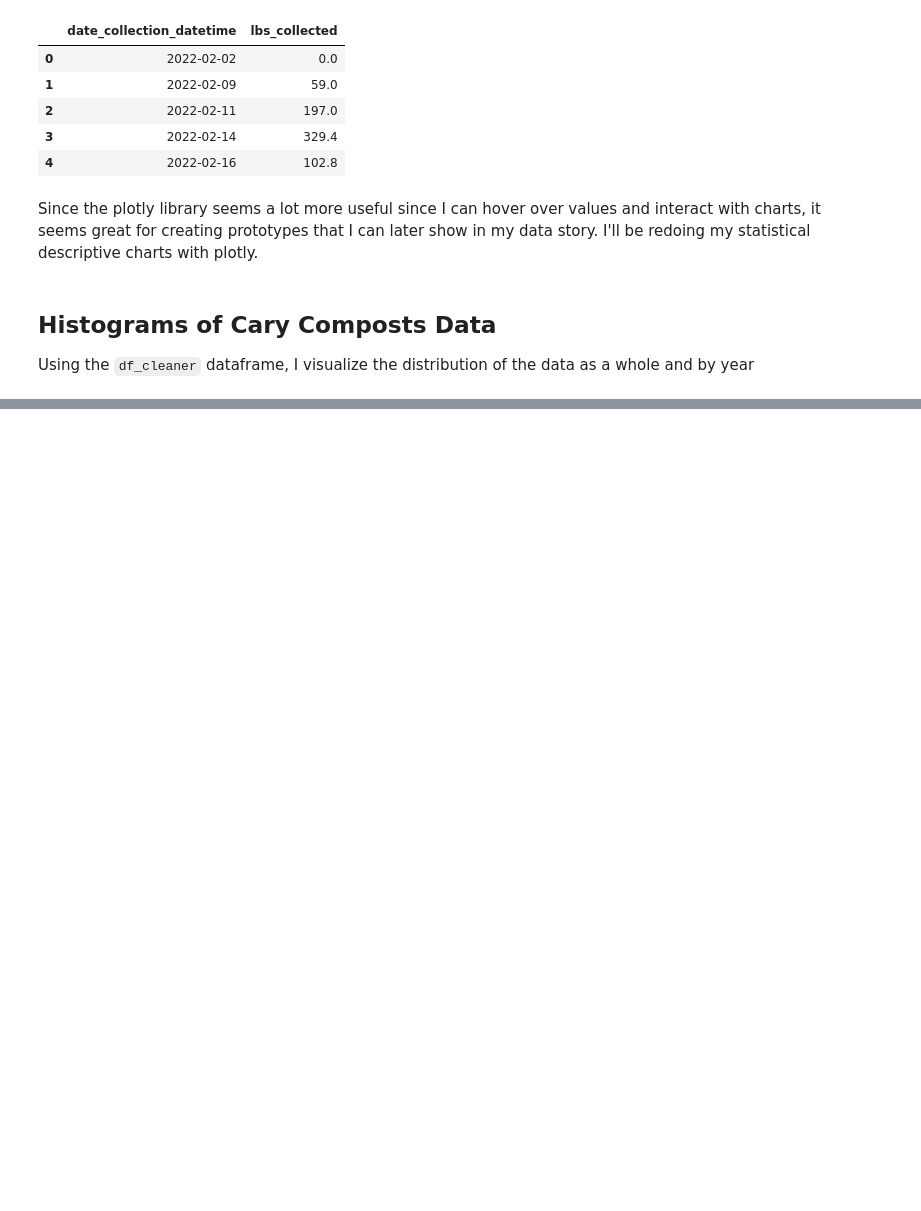
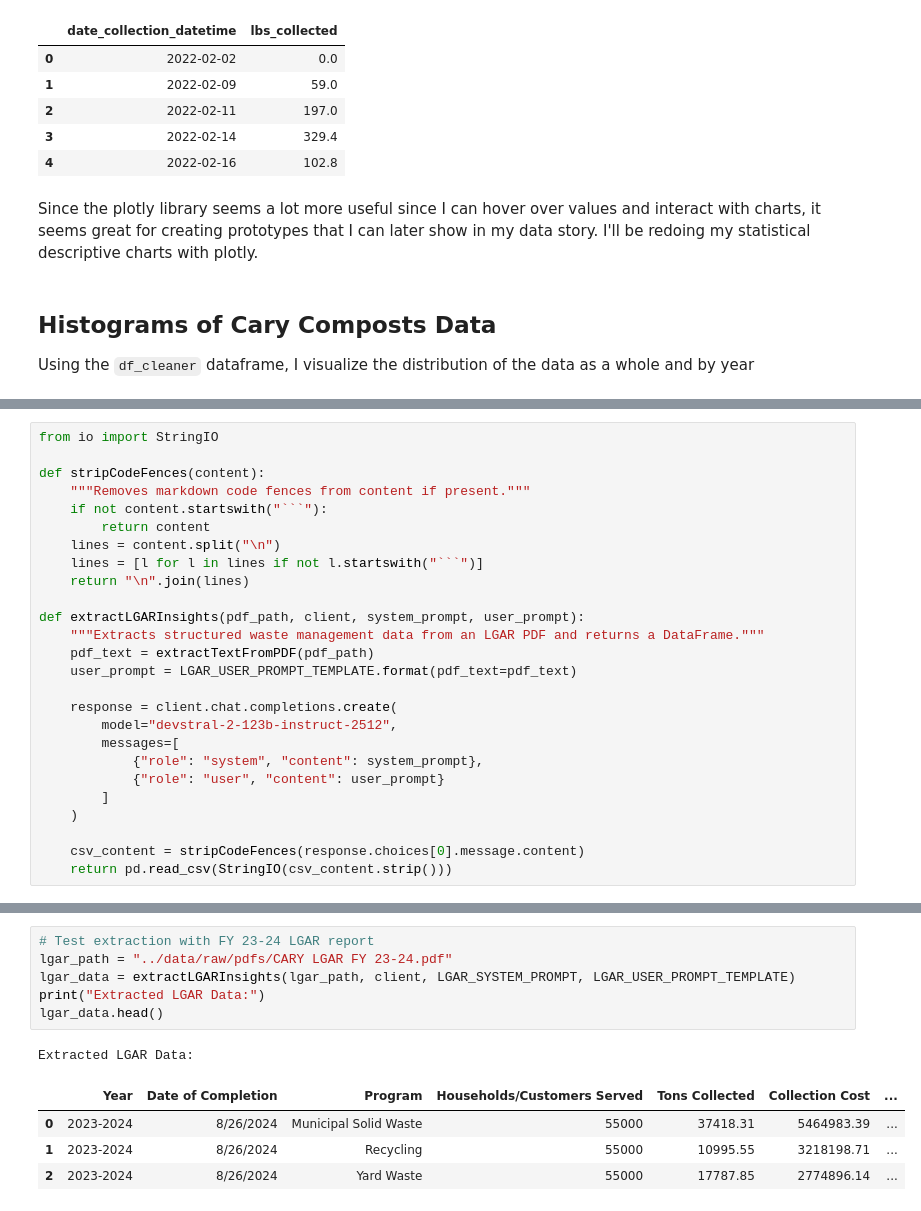
Before and after one commit to a-vargasmarte/food-waste-recycling-impact, a Jupyter notebook: notebook/DataExploration.ipynb, the cells around one changed output, grey strips where cells are left out. Saved outputs shown, nothing was run; the diff lists cells and outputs as text; blank space fills up the shorter version.

````diff
--- a/notebook/DataExploration.ipynb
+++ b/notebook/DataExploration.ipynb
@@ -565,0 +623,26 @@ df_cleaner_hist_season.show()
+# %%
+from io import StringIO
+
+def stripCodeFences(content):
+    """Removes markdown code fences from content if present."""
+    if not content.startswith("```"):
+        return content
+    lines = content.split("\n")
+    lines = [l for l in lines if not l.startswith("```")]
+    return "\n".join(lines)
+
+def extractLGARInsights(pdf_path, client, system_prompt, user_prompt):
+    """Extracts structured waste management data from an LGAR PDF and returns a DataFrame."""
+    pdf_text = extractTextFromPDF(pdf_path)
+    user_prompt = LGAR_USER_PROMPT_TEMPLATE.format(pdf_text=pdf_text)
+
+    response = client.chat.completions.create(
+        model="devstral-2-123b-instruct-2512",
+        messages=[
+            {"role": "system", "content": system_prompt},
+            {"role": "user", "content": user_prompt}
+        ]
+    )
+
+    csv_content = stripCodeFences(response.choices[0].message.content)
+    return pd.read_csv(StringIO(csv_content.strip()))
@@ -565,0 +662,12 @@ df_cleaner_hist_season.show()
+# %%
+# Test extraction with FY 23-24 LGAR report
+lgar_path = "../data/raw/pdfs/CARY LGAR FY 23-24.pdf"
+lgar_data = extractLGARInsights(lgar_path, client, LGAR_SYSTEM_PROMPT, LGAR_USER_PROMPT_TEMPLATE)
+print("Extracted LGAR Data:")
+lgar_data.head()
+# %% [output]
+Extracted LGAR Data:
+|  | Year | Date of Completion | Program | Households/Customers Served | Tons Collected | Collection Cost | ... |
+| 0 | 2023-2024 | 8/26/2024 | Municipal Solid Waste | 55000 | 37418.31 | 5464983.39 | ... |
+| 1 | 2023-2024 | 8/26/2024 | Recycling | 55000 | 10995.55 | 3218198.71 | ... |
+| 2 | 2023-2024 | 8/26/2024 | Yard Waste | 55000 | 17787.85 | 2774896.14 | ... |
````
Also changed, not shown: parts of 16 cells of this notebook, 6 other files.
